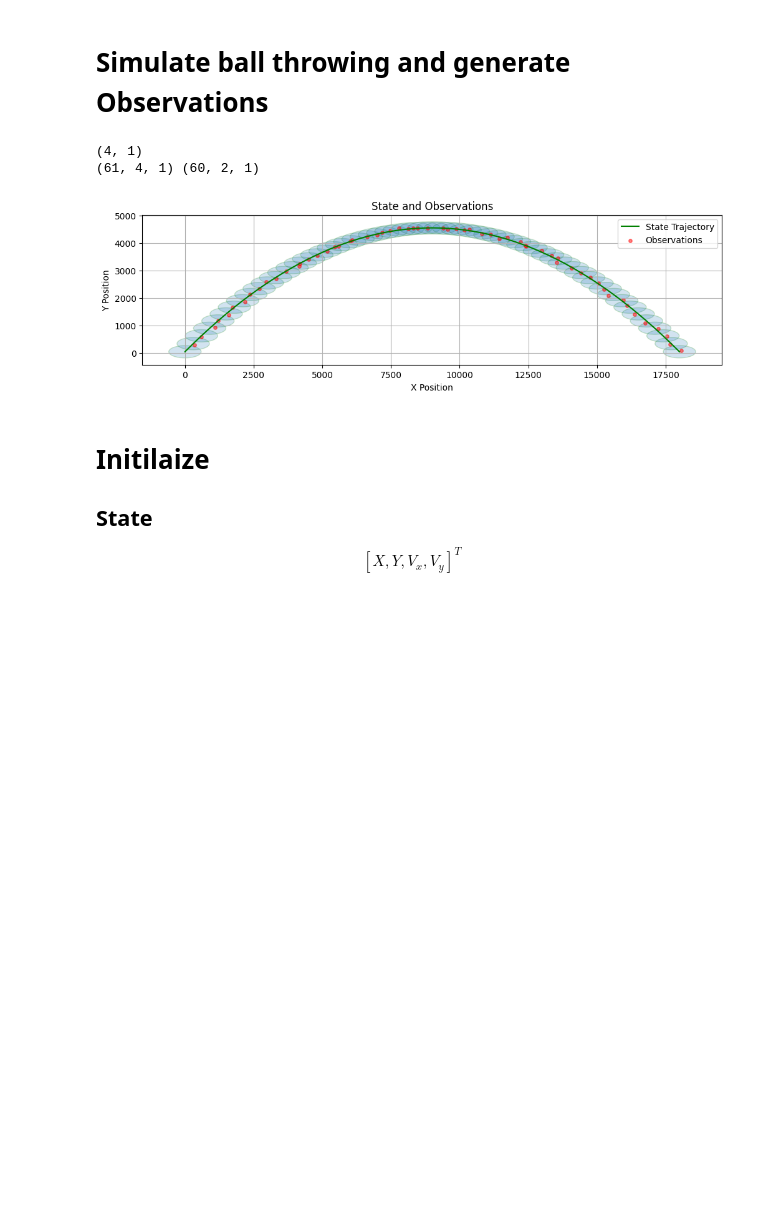
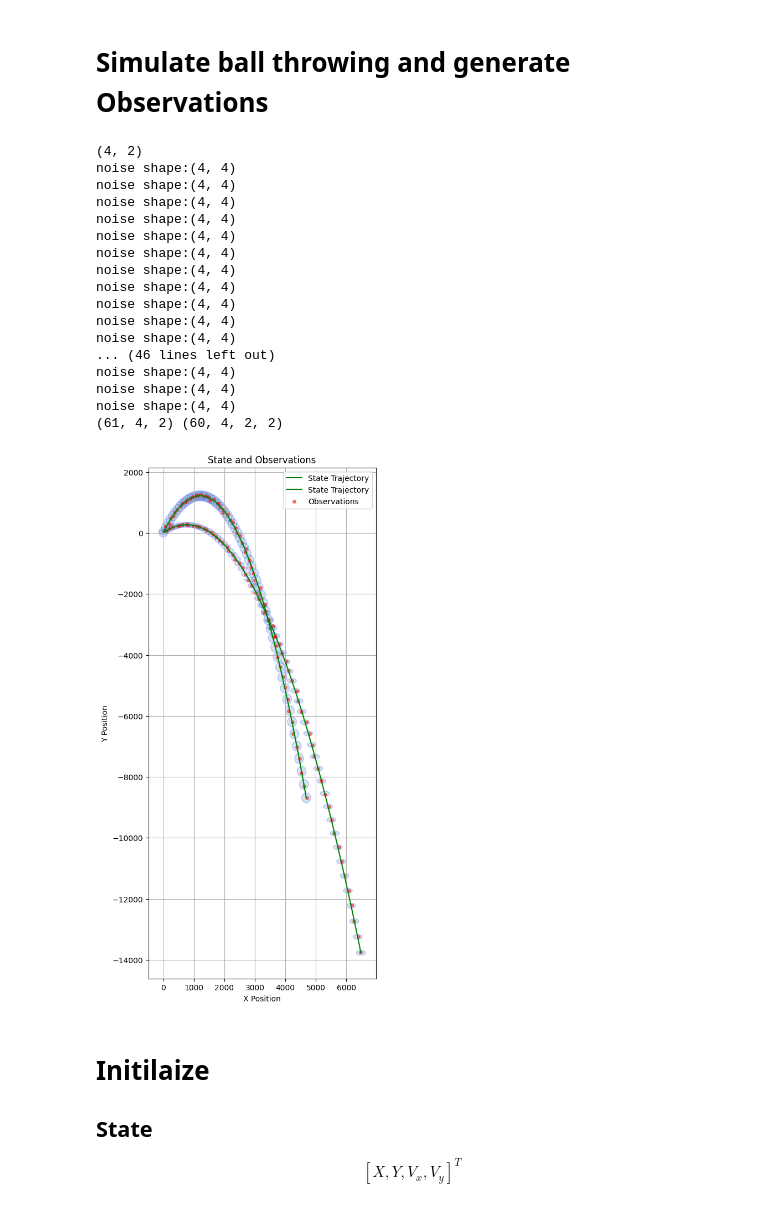
Before and after one commit to Horizon-42/particle_filter, a Jupyter notebook: run_partickle_filter.ipynb, the cells around one changed output. Cells and saved outputs as stored; diff of their text form; code cells hidden in the pictures; blank space fills up the shorter version.

```diff
--- a/run_partickle_filter.ipynb
+++ b/run_partickle_filter.ipynb
@@ -16,21 +16,36 @@ from ball_throwing_simulator import BallThrowingSimulator
 # %% [markdown]
 # Simulate ball throwing and generate Observations
 # %%
-ball_num = 1
+ball_num = 2
 delta_t = 1
 
-init_state = np.array([[0], [50], [300], [300]])  # Initial state: [x, y, vx, vy]
-simulator = BallThrowingSimulator(delta_t=delta_t, init_state=init_state, ball_num=ball_num)
+# init_state = np.array([[0], [50], [300], [300]])  # Initial state: [x, y, vx, vy]
+simulator = BallThrowingSimulator(delta_t=delta_t, init_state=None, ball_num=ball_num)
 # Simulate the motion and observations
 states, observations = simulator.simulate(time=60)
 print(states.shape, observations.shape)
 # Show the simulated states and observations
 fig, ax = plt.subplots(figsize=(12, 12))
 plot_observations(ax, states, observations, simulator.observe_model.R)
 # %% [output]
-(4, 1)
-(61, 4, 1) (60, 2, 1)
+(4, 2)
+noise shape:(4, 4)
+noise shape:(4, 4)
+noise shape:(4, 4)
+noise shape:(4, 4)
+noise shape:(4, 4)
+noise shape:(4, 4)
+noise shape:(4, 4)
+noise shape:(4, 4)
+noise shape:(4, 4)
+noise shape:(4, 4)
+noise shape:(4, 4)
+... (46 lines left out)
+noise shape:(4, 4)
+noise shape:(4, 4)
+noise shape:(4, 4)
+(61, 4, 2) (60, 4, 2, 2)
-[figure, old version]
+[figure, new version]
 # %% [markdown]
 # Initilaize
 ## State
```
Also changed, not shown: parts of 2 cells of this notebook, 4 other files.
